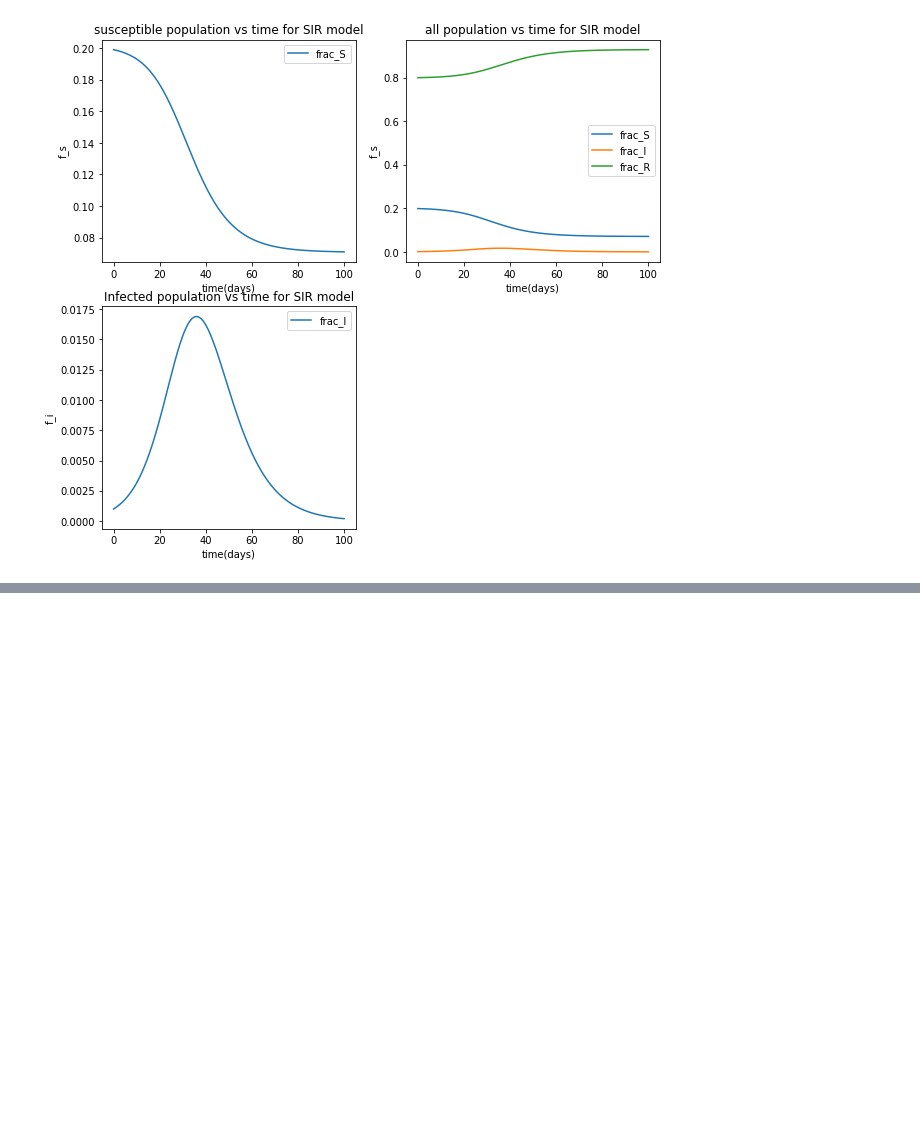
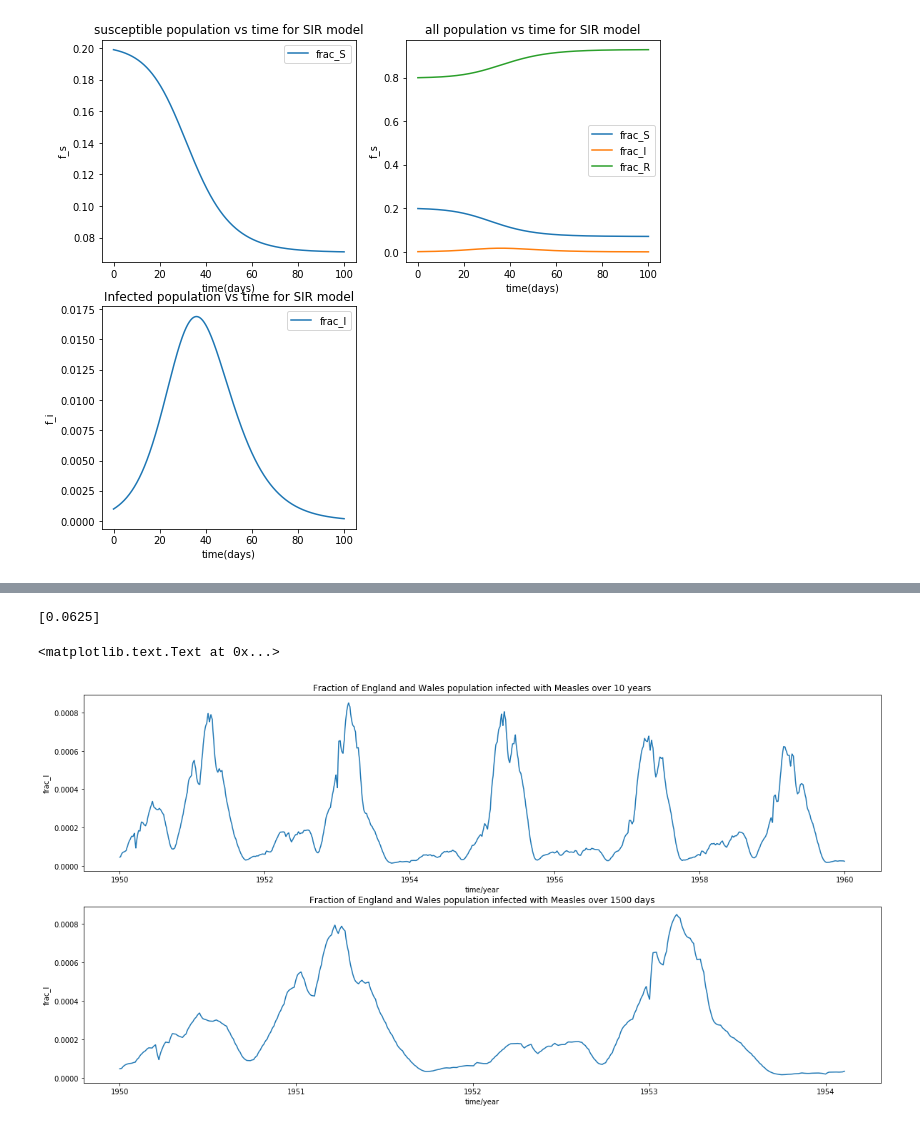
Before and after one commit to shouldsee/pyscript, a Jupyter notebook: ap1/Practical6_Assessed1.ipynb, the cells around one changed output, grey strips where cells are left out. Drawn from its saved outputs; the diff is of its cells as text; code cells hidden in the pictures; blank space fills up the shorter version.

```diff
--- a/ap1/Practical6_Assessed1.ipynb
+++ b/ap1/Practical6_Assessed1.ipynb
@@ -234,0 +452,28 @@ fig.savefig('task2_q7.png')
+# %%
+fss
+# %% [output]
+[0.0625]
+# %%
+time_years=csvdata['time'];
+time_days=[round(x*365) for x in csvdata['time']];
+# print(time)
+# len(set(time))
+# len(time)
+infection=csvdata['infection'];
+Is=[x/y for x,y in zip(infection,pop)];
+fig=plt.figure(figsize=[20,10]);
+ax=plt.subplot(2,1,1);
+ax2=plt.subplot(2,1,2);
+# ax.plot(time_years,Is);
+ax.plot(time_years,Is);
+ax.set_title ('Fraction of England and Wales population infected with Measles over 10 years')
+ax.set_xlabel('time/year')
+ax.set_ylabel('frac_I')
+
+ax2.plot(time_years[0:1500],Is[0:1500]);
+ax2.set_title ('Fraction of England and Wales population infected with Measles over 1500 days')
+ax2.set_xlabel('time/year')
+ax2.set_ylabel('frac_I')
+# %% [output]
+<matplotlib.text.Text at 0x...>
+[figure, added]
```
Also changed, not shown: parts of 9 cells of this notebook, 15 other files.
